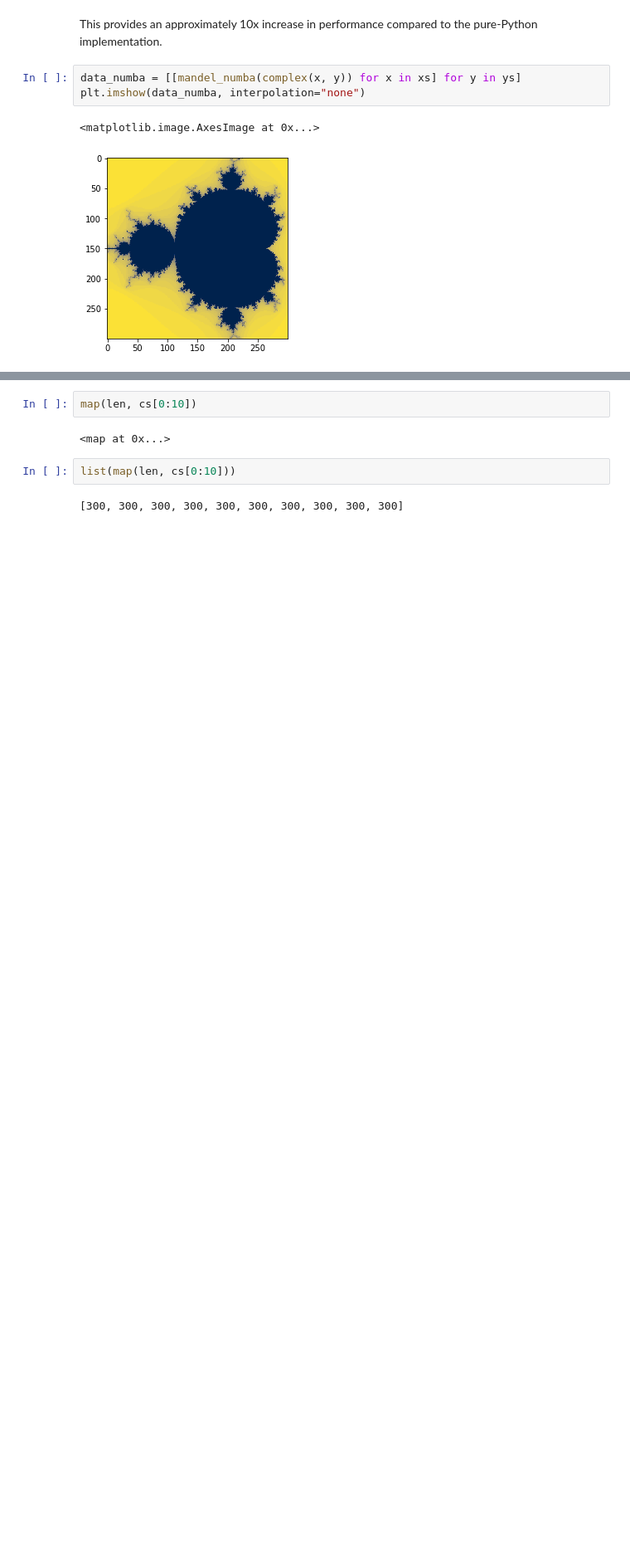
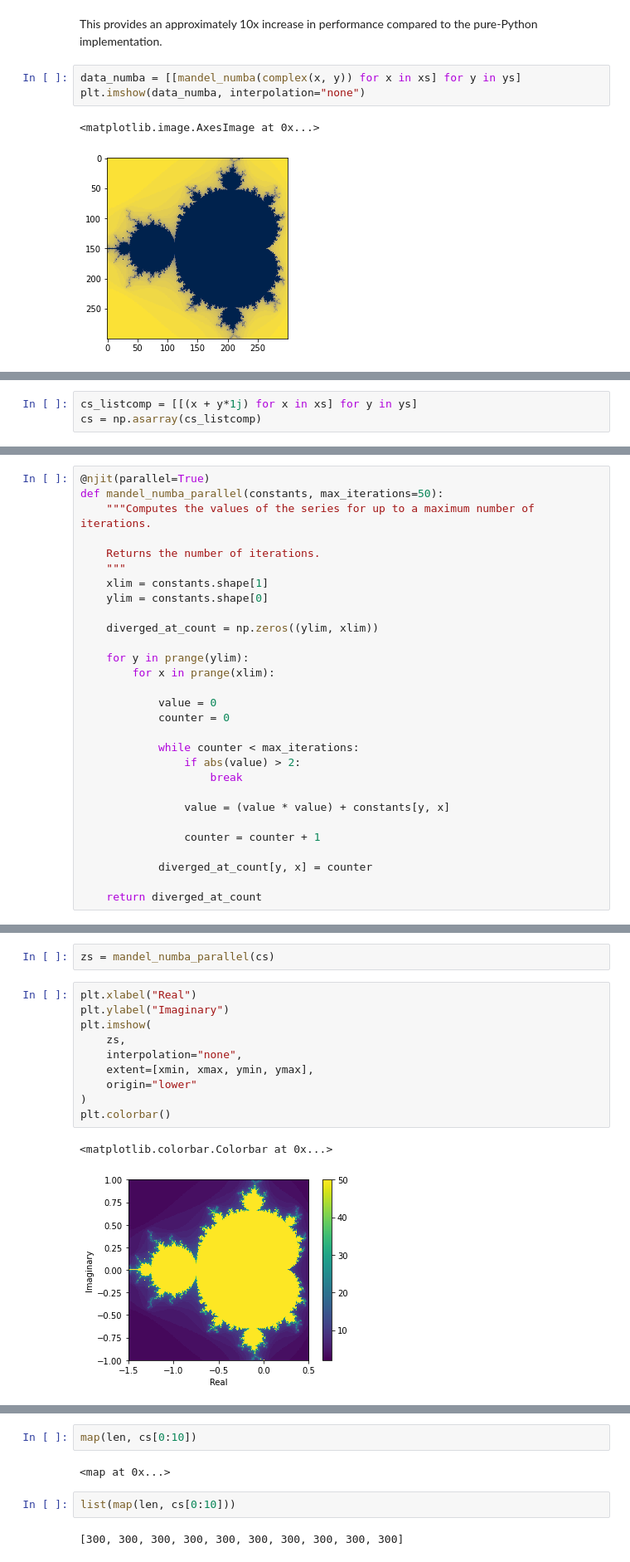
Before and after one commit to alan-turing-institute/rse-course, a Jupyter notebook: module09_programming_for_speed/09_04_optimising_with_numba.ipynb, the cells around one changed output, grey strips where cells are left out. Shown at 83% size. Cells and saved outputs as stored; diff of their text form; blank space fills up the shorter version.

```diff
--- a/module09_programming_for_speed/09_04_optimising_with_numba.ipynb
+++ b/module09_programming_for_speed/09_04_optimising_with_numba.ipynb
@@ -135,0 +217,3 @@ plt.imshow(data_numba_parallel, interpolation="none")
+# %%
+cs_listcomp = [[(x + y*1j) for x in xs] for y in ys]
+cs = np.asarray(cs_listcomp)
@@ -135,0 +248,29 @@ plt.imshow(data_numba_parallel, interpolation="none")
+# %%
+@njit(parallel=True)
+def mandel_numba_parallel(constants, max_iterations=50):
+    """Computes the values of the series for up to a maximum number of iterations.
+
+    Returns the number of iterations.
+    """
+    xlim = constants.shape[1]
+    ylim = constants.shape[0]
+
+    diverged_at_count = np.zeros((ylim, xlim))
+
+    for y in prange(ylim):
+        for x in prange(xlim):
+
+            value = 0
+            counter = 0
+
+            while counter < max_iterations:
+                if abs(value) > 2:
+                    break
+
+                value = (value * value) + constants[y, x]
+
+                counter = counter + 1
+
+            diverged_at_count[y, x] = counter
+
+    return diverged_at_count
@@ -135,0 +285,15 @@ plt.imshow(data_numba_parallel, interpolation="none")
+# %%
+zs = mandel_numba_parallel(cs)
+# %%
+plt.xlabel("Real")
+plt.ylabel("Imaginary")
+plt.imshow(
+    zs,
+    interpolation="none",
+    extent=[xmin, xmax, ymin, ymax],
+    origin="lower"
+)
+plt.colorbar()
+# %% [output]
+<matplotlib.colorbar.Colorbar at 0x...>
+[figure, added]
```
Also changed, not shown: parts of 35 cells of this notebook.
